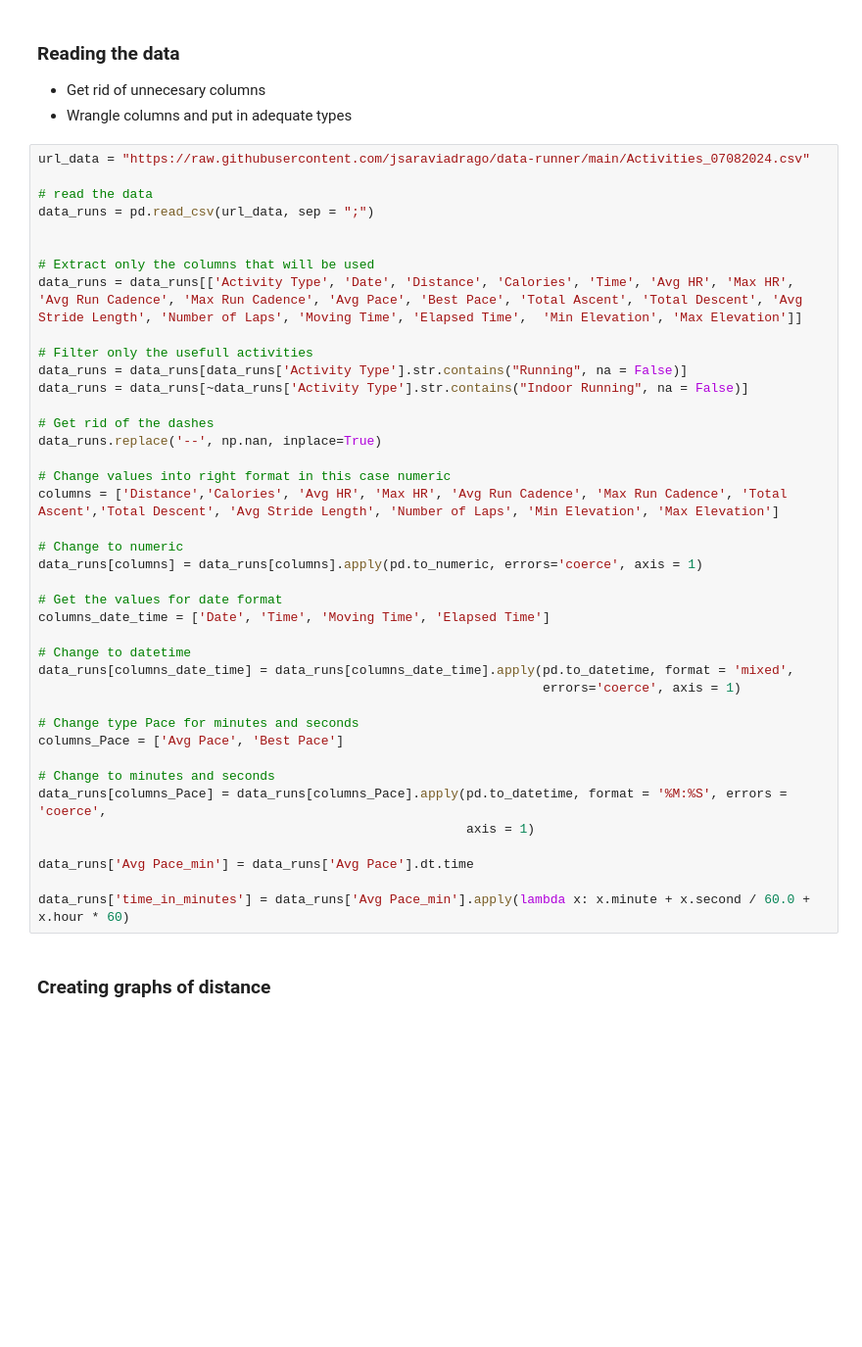
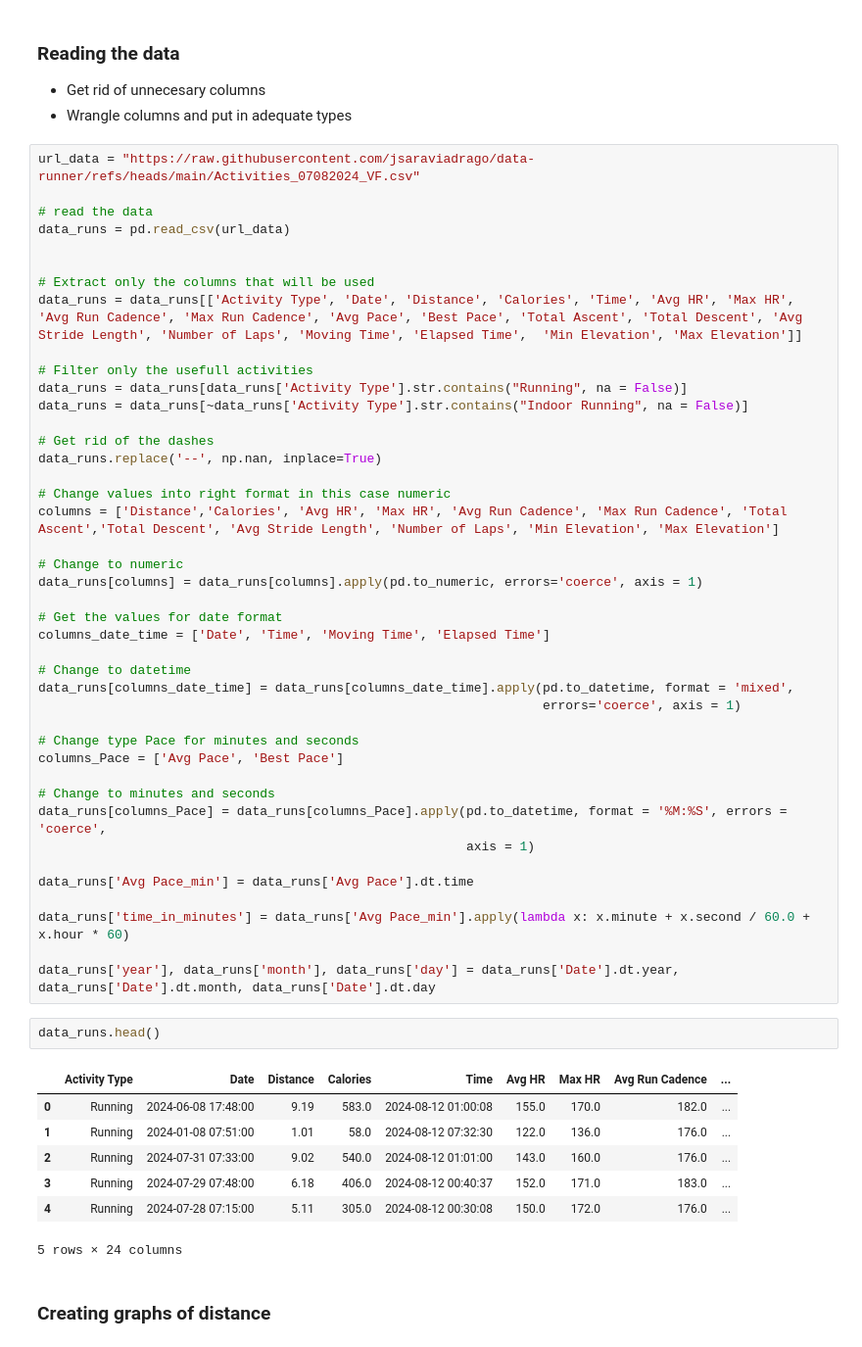
Before and after one commit to jsaraviadrago/data-runner, a Jupyter notebook: Script_runs.ipynb, the cells around one changed output. Shown at 98% size. Cells and saved outputs as stored; diff of their text form; blank space fills up the shorter version.

```diff
--- a/Script_runs.ipynb
+++ b/Script_runs.ipynb
@@ -14,10 +14,10 @@ from mpl_toolkits.mplot3d import Axes3D
 - Get rid of unnecesary columns
 - Wrangle columns and put in adequate types
 # %%
-url_data = "https://raw.githubusercontent.com/jsaraviadrago/data-runner/main/Activities_07082024.csv"
+url_data = "https://raw.githubusercontent.com/jsaraviadrago/data-runner/refs/heads/main/Activities_07082024_VF.csv"
 
 # read the data
-data_runs = pd.read_csv(url_data, sep = ";")
+data_runs = pd.read_csv(url_data)
 
 
 # Extract only the columns that will be used
@@ -53,6 +53,18 @@ data_runs[columns_Pace] = data_runs[columns_Pace].apply(pd.to_datetime, format =
 data_runs['Avg Pace_min'] = data_runs['Avg Pace'].dt.time
 
 data_runs['time_in_minutes'] = data_runs['Avg Pace_min'].apply(lambda x: x.minute + x.second / 60.0 + x.hour * 60)
+
+data_runs['year'], data_runs['month'], data_runs['day'] = data_runs['Date'].dt.year, data_runs['Date'].dt.month, data_runs['Date'].dt.day
+# %%
+data_runs.head()
+# %% [output]
+|  | Activity Type | Date | Distance | Calories | Time | Avg HR | Max HR | Avg Run Cadence | ... |
+| 0 | Running | 2024-06-08 17:48:00 | 9.19 | 583.0 | 2024-08-12 01:00:08 | 155.0 | 170.0 | 182.0 | ... |
+| 1 | Running | 2024-01-08 07:51:00 | 1.01 | 58.0 | 2024-08-12 07:32:30 | 122.0 | 136.0 | 176.0 | ... |
+| 2 | Running | 2024-07-31 07:33:00 | 9.02 | 540.0 | 2024-08-12 01:01:00 | 143.0 | 160.0 | 176.0 | ... |
+| 3 | Running | 2024-07-29 07:48:00 | 6.18 | 406.0 | 2024-08-12 00:40:37 | 152.0 | 171.0 | 183.0 | ... |
+| 4 | Running | 2024-07-28 07:15:00 | 5.11 | 305.0 | 2024-08-12 00:30:08 | 150.0 | 172.0 | 176.0 | ... |
+5 rows × 24 columns
 # %% [markdown]
 ### Creating graphs of distance
 # %%
```
Also changed, not shown: 1 other file.
